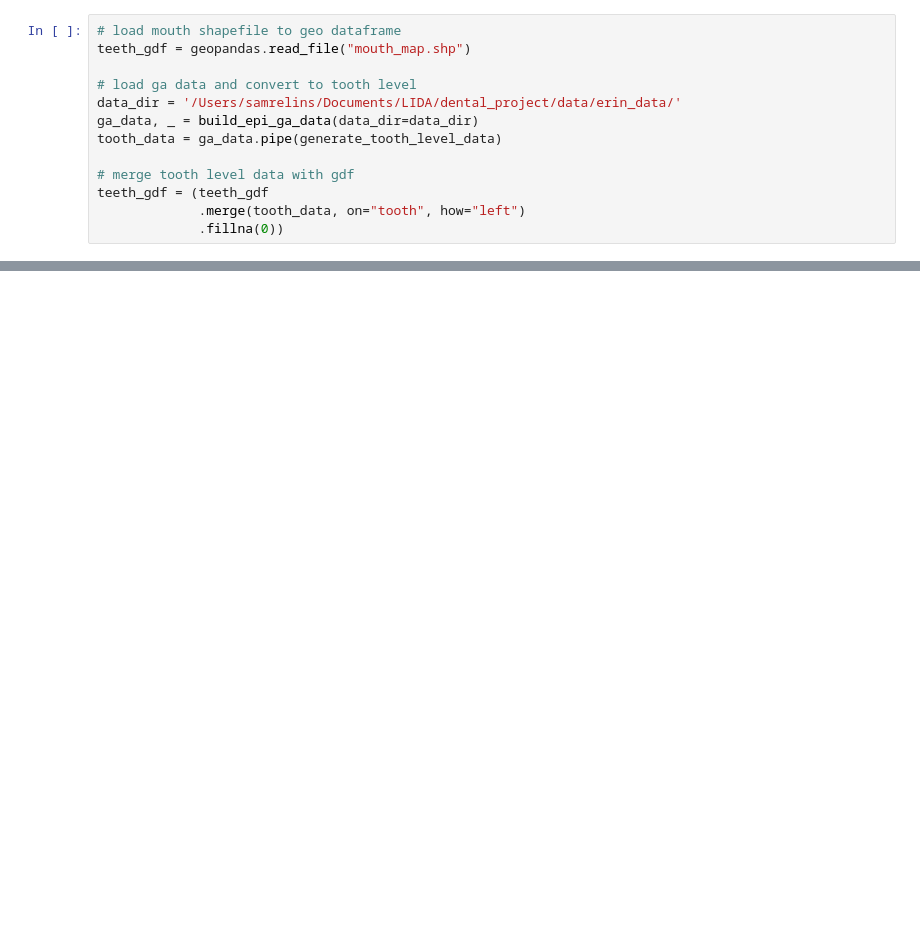
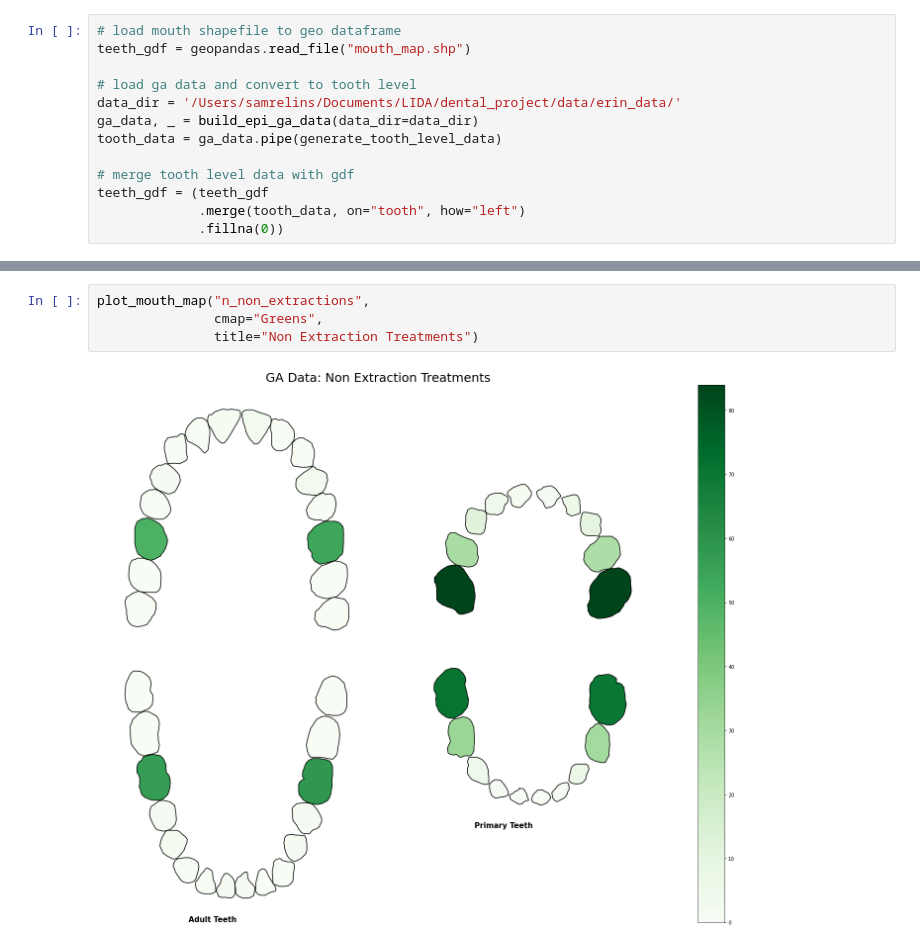
Before and after one commit to samrelins/bib_dental_proj, a Jupyter notebook: exploration/mouth_plot/mouth_plots.ipynb, the cells around one changed output, grey strips where cells are left out. Drawn from its saved outputs; the diff is of its cells as text; blank space fills up the shorter version.

```diff
--- a/exploration/mouth_plot/mouth_plots.ipynb
+++ b/exploration/mouth_plot/mouth_plots.ipynb
@@ -44,0 +57,6 @@ Text(0.65, 0.26, 'Primary Teeth')
+# %%
+plot_mouth_map("n_non_extractions",
+               cmap="Greens",
+               title="Non Extraction Treatments")
+# %% [output]
+[figure, added]
```
Also changed, not shown: parts of 8 cells of this notebook, 3 other files.
